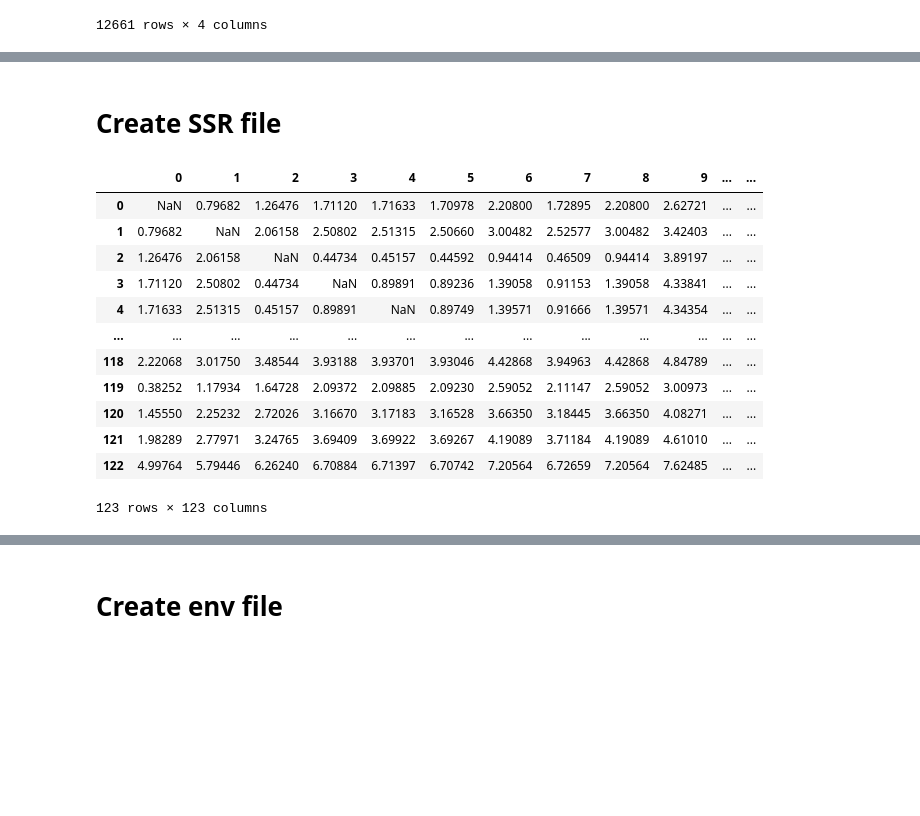
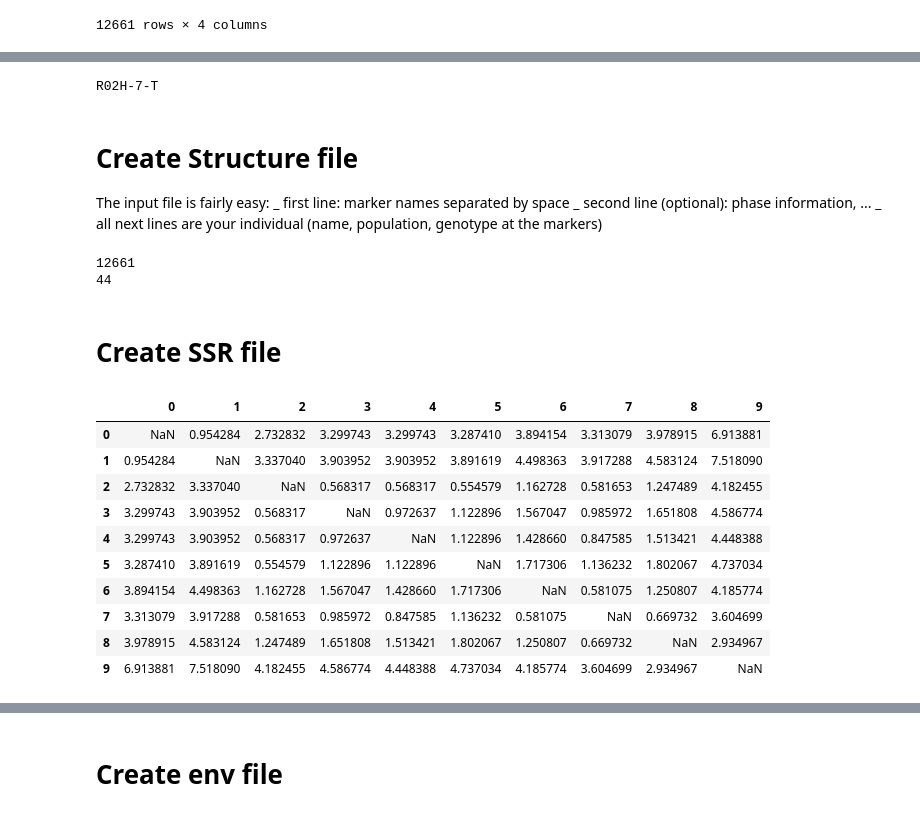
Before and after one commit to maepz/CRISPR_distance, a Jupyter notebook: Mydata/Per_read/Generate_SSR_env_files_from_AMOVA_pegas.ipynb, the cells around one changed output, grey strips where cells are left out. Saved outputs shown, nothing was run; the diff lists cells and outputs as text; code cells hidden in the pictures; blank space fills up the shorter version.

```diff
--- a/Mydata/Per_read/Generate_SSR_env_files_from_AMOVA_pegas.ipynb
+++ b/Mydata/Per_read/Generate_SSR_env_files_from_AMOVA_pegas.ipynb
@@ -68,23 +97,53 @@ d.to_csv('ALLCRISPRs_haplo_matches_at_5_dist_V6_sorted_per_read.txt',header=True
+# %%
+entry='Title line: "Ridgeia symbiont populations in trophosomes"\nMicroSat 1\n'
+
+for sample in set(pop.Sample.values):
+    print(sample)
+    spop=pop[pop['Sample']==sample]
+    spop=spop.to_string(header=False,index=False)
+    entry+="pop\n"+spop+'\n'
+    break
+with open("ALL_CRISPRs_haplo_matches_at_5_dist_V6_sorted_per_read.genpop",'w') as fa:
+    fa.write(entry)
+# %% [output]
+R02H-7-T
+# %% [markdown]
+# Create Structure file
+
+The input file is fairly easy:
+_ first line: marker names separated by space
+_ second line (optional): phase information, ...
+_ all next lines are your individual (name, population, genotype at the markers)
+# %%
+entry='CRISPR1\n'
+print(len(pop))
+print(len(set(pop.Sample.values)))
+pop_dip=pop
+# pop_dip['haplo2']=pop['haplo']
+pop_dip.to_csv('ALL_CRISPRs_haplo_matches_at_5_dist_V6_sorted_per_read.stru',header=False,index=True,index_label=False,sep='\t')
+# %% [output]
+12661
+44
 # %% [markdown]
 # Create SSR file
 # %%
-dist=pd.read_csv('./Runs_on_cluster/run2/arrays_in_whole_dataset_v6_noneg_pairwiseDist.csv',header=0,index_col=0,sep='\t')
+# dist=pd.read_csv('./Runs_on_cluster/run2/arrays_in_whole_dataset_v6_noneg_pairwiseDist.csv',header=0,index_col=0,sep='\t')
+dist=pd.read_csv('all_arrays_with_at_least_5percent_in_reads.dist',header=0,sep='\t')
+
 dist.iloc[0,0]
 dist
 # %% [output]
-|  | 0 | 1 | 2 | 3 | 4 | 5 | 6 | 7 | 8 | 9 | ... | ... |
-| 0 | NaN | 0.79682 | 1.26476 | 1.71120 | 1.71633 | 1.70978 | 2.20800 | 1.72895 | 2.20800 | 2.62721 | ... | ... |
-| 1 | 0.79682 | NaN | 2.06158 | 2.50802 | 2.51315 | 2.50660 | 3.00482 | 2.52577 | 3.00482 | 3.42403 | ... | ... |
-| 2 | 1.26476 | 2.06158 | NaN | 0.44734 | 0.45157 | 0.44592 | 0.94414 | 0.46509 | 0.94414 | 3.89197 | ... | ... |
-| 3 | 1.71120 | 2.50802 | 0.44734 | NaN | 0.89891 | 0.89236 | 1.39058 | 0.91153 | 1.39058 | 4.33841 | ... | ... |
-| 4 | 1.71633 | 2.51315 | 0.45157 | 0.89891 | NaN | 0.89749 | 1.39571 | 0.91666 | 1.39571 | 4.34354 | ... | ... |
-| ... | ... | ... | ... | ... | ... | ... | ... | ... | ... | ... | ... | ... |
-| 118 | 2.22068 | 3.01750 | 3.48544 | 3.93188 | 3.93701 | 3.93046 | 4.42868 | 3.94963 | 4.42868 | 4.84789 | ... | ... |
-| 119 | 0.38252 | 1.17934 | 1.64728 | 2.09372 | 2.09885 | 2.09230 | 2.59052 | 2.11147 | 2.59052 | 3.00973 | ... | ... |
-| 120 | 1.45550 | 2.25232 | 2.72026 | 3.16670 | 3.17183 | 3.16528 | 3.66350 | 3.18445 | 3.66350 | 4.08271 | ... | ... |
-| 121 | 1.98289 | 2.77971 | 3.24765 | 3.69409 | 3.69922 | 3.69267 | 4.19089 | 3.71184 | 4.19089 | 4.61010 | ... | ... |
-| 122 | 4.99764 | 5.79446 | 6.26240 | 6.70884 | 6.71397 | 6.70742 | 7.20564 | 6.72659 | 7.20564 | 7.62485 | ... | ... |
+|  | 0 | 1 | 2 | 3 | 4 | 5 | 6 | 7 | 8 | 9 |
+| 0 | NaN | 0.954284 | 2.732832 | 3.299743 | 3.299743 | 3.287410 | 3.894154 | 3.313079 | 3.978915 | 6.913881 |
+| 1 | 0.954284 | NaN | 3.337040 | 3.903952 | 3.903952 | 3.891619 | 4.498363 | 3.917288 | 4.583124 | 7.518090 |
+| 2 | 2.732832 | 3.337040 | NaN | 0.568317 | 0.568317 | 0.554579 | 1.162728 | 0.581653 | 1.247489 | 4.182455 |
+| 3 | 3.299743 | 3.903952 | 0.568317 | NaN | 0.972637 | 1.122896 | 1.567047 | 0.985972 | 1.651808 | 4.586774 |
+| 4 | 3.299743 | 3.903952 | 0.568317 | 0.972637 | NaN | 1.122896 | 1.428660 | 0.847585 | 1.513421 | 4.448388 |
+| 5 | 3.287410 | 3.891619 | 0.554579 | 1.122896 | 1.122896 | NaN | 1.717306 | 1.136232 | 1.802067 | 4.737034 |
+| 6 | 3.894154 | 4.498363 | 1.162728 | 1.567047 | 1.428660 | 1.717306 | NaN | 0.581075 | 1.250807 | 4.185774 |
+| 7 | 3.313079 | 3.917288 | 0.581653 | 0.985972 | 0.847585 | 1.136232 | 0.581075 | NaN | 0.669732 | 3.604699 |
+| 8 | 3.978915 | 4.583124 | 1.247489 | 1.651808 | 1.513421 | 1.802067 | 1.250807 | 0.669732 | NaN | 2.934967 |
+| 9 | 6.913881 | 7.518090 | 4.182455 | 4.586774 | 4.448388 | 4.737034 | 4.185774 | 3.604699 | 2.934967 | NaN |
-123 rows × 123 columns
 # %%
 dic_fill={}
 for i in range(len(dist)):
```
Also changed, not shown: parts of 10 cells of this notebook, 1 other file.
